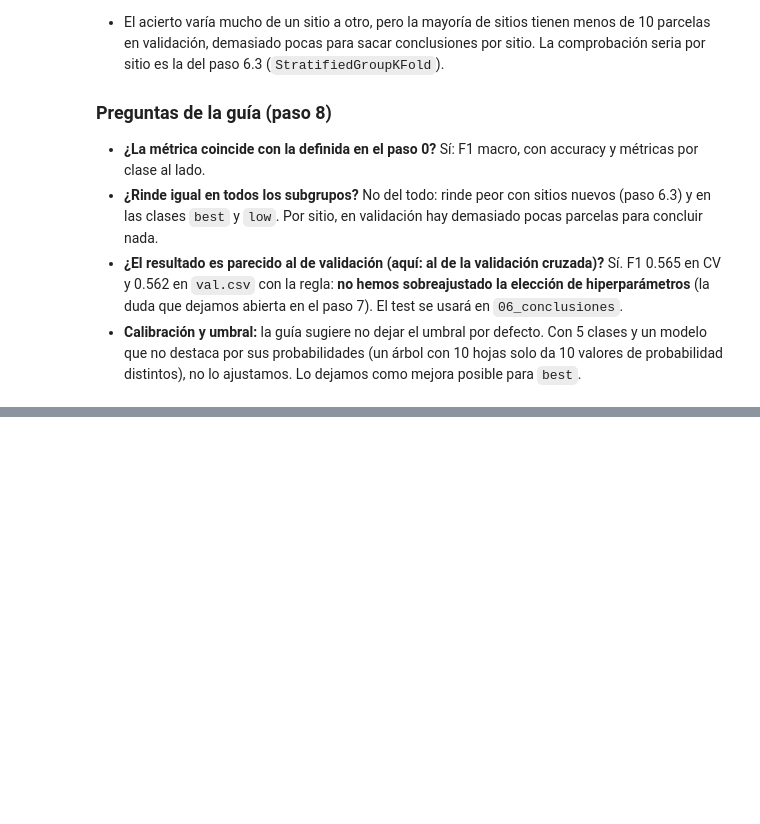
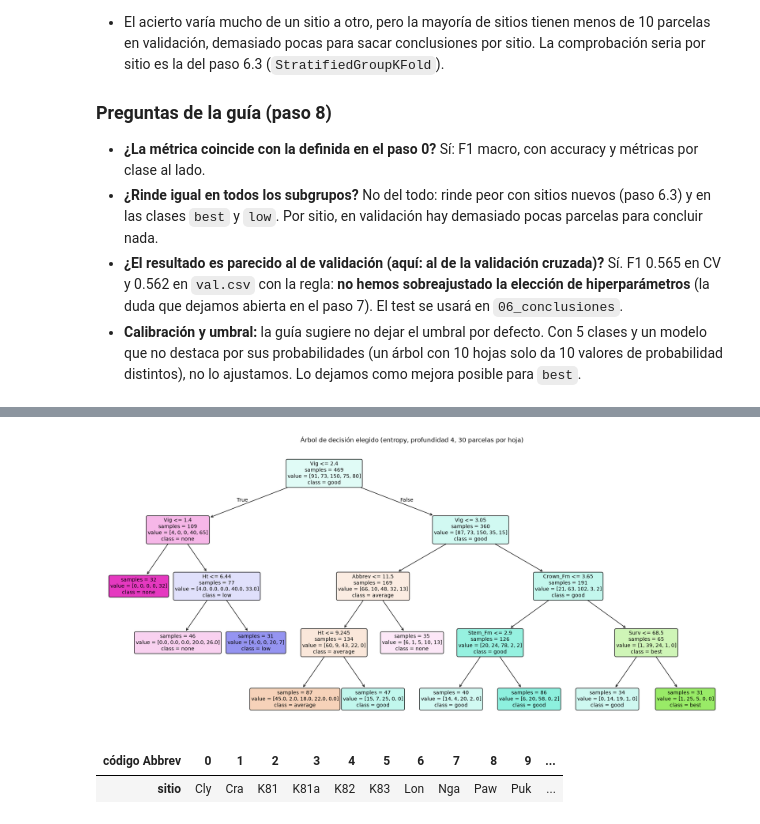
Before and after one commit to IA-P1-BCN/g3-Clasificacion-Multiclase, a Jupyter notebook: 03_arbol_decision.ipynb, the cells around one changed output, grey strips where cells are left out. Drawn from its saved outputs; the diff is of its cells as text; code cells hidden in the pictures; blank space fills up the shorter version.

```diff
--- a/03_arbol_decision.ipynb
+++ b/03_arbol_decision.ipynb
@@ -896,0 +939,16 @@ Especies de validación que no están en train: ['ra', 'te']
+# %%
+from sklearn.tree import plot_tree
+
+fig, ax = plt.subplots(figsize=(22, 10))
+plot_tree(arbol, feature_names=nombres, class_names=list(arbol.classes_),
+          filled=True, rounded=True, fontsize=10, impurity=False, ax=ax)
+ax.set_title("Árbol de decisión elegido (entropy, profundidad 4, 30 parcelas por hoja)")
+plt.show()
+
+codificador = mejor_arbol["preprocesado"].named_transformers_["cat"]
+codigos = pd.Series(codificador.categories_[0], name="sitio")
+codigos.rename_axis("código Abbrev").to_frame().T
+# %% [output]
+[figure, added]
+| código Abbrev | 0 | 1 | 2 | 3 | 4 | 5 | 6 | 7 | 8 | 9 | ... |
+| sitio | Cly | Cra | K81 | K81a | K82 | K83 | Lon | Nga | Paw | Puk | ... |
```
Also changed, not shown: parts of 14 cells of this notebook, 1 other file.
